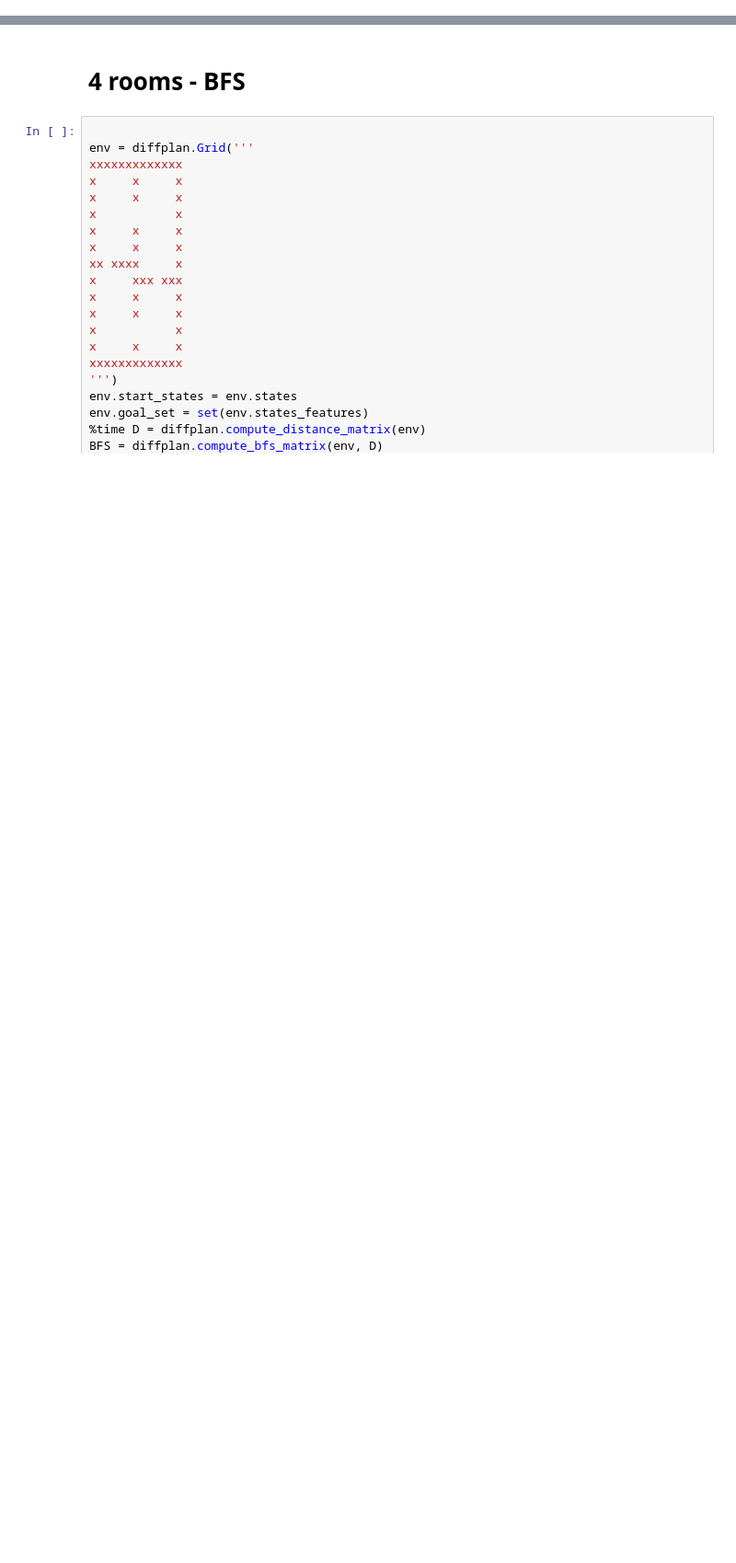
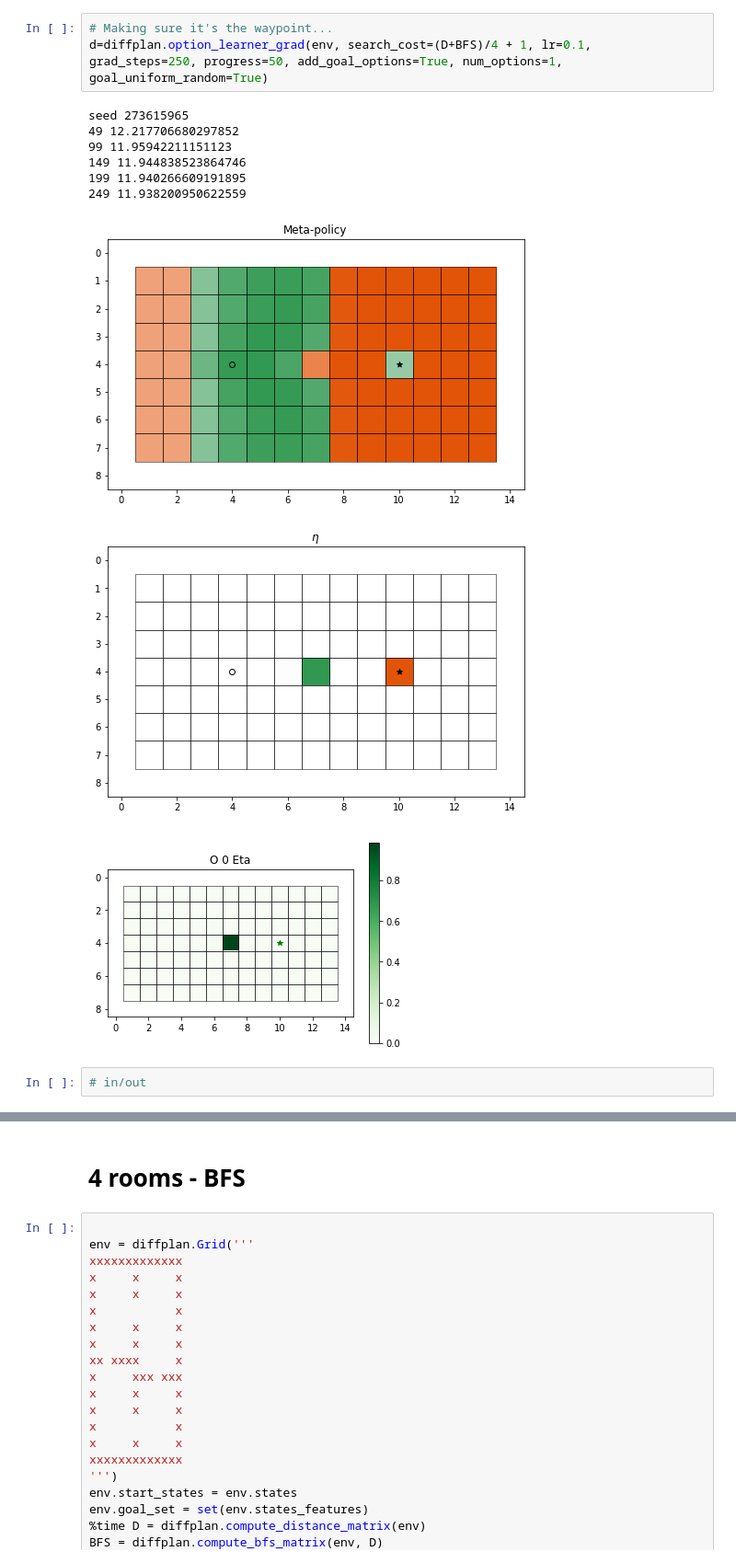
Before and after one commit to cgc/optdisco-plancost, a Jupyter notebook: analysis/cogsci-map.ipynb, the cells around one changed output, grey strips where cells are left out. Shown at 92% size. Cells and saved outputs as stored; diff of their text form; blank space fills up the shorter version.

```diff
--- a/analysis/cogsci-map.ipynb
+++ b/analysis/cogsci-map.ipynb
@@ -15,0 +165,15 @@ eps = torch.finfo().eps
+# %%
+# Making sure it's the waypoint...
+d=diffplan.option_learner_grad(env, search_cost=(D+BFS)/4 + 1, lr=0.1, grad_steps=250, progress=50, add_goal_options=True, num_options=1, goal_uniform_random=True)
+# %% [output]
+seed 273615965
+49 12.217706680297852
+99 11.95942211151123
+149 11.944838523864746
+199 11.940266609191895
+249 11.938200950622559
+[figure, added]
+[figure, added]
+[figure, added]
+# %%
+# in/out
```
Also changed, not shown: parts of 16 cells of this notebook, 8 other files.
